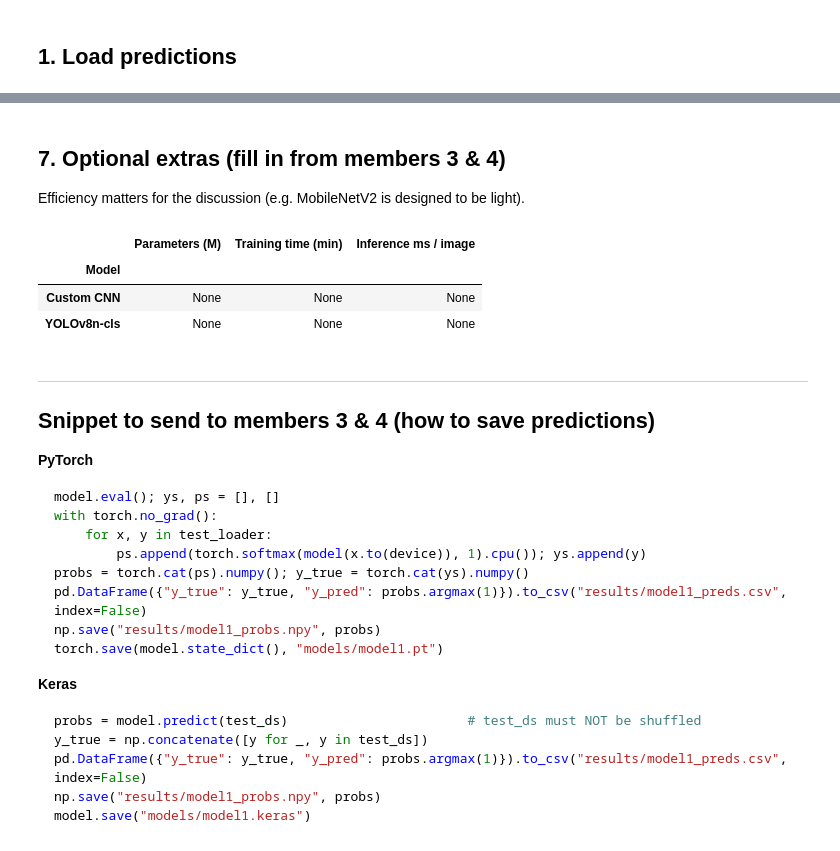
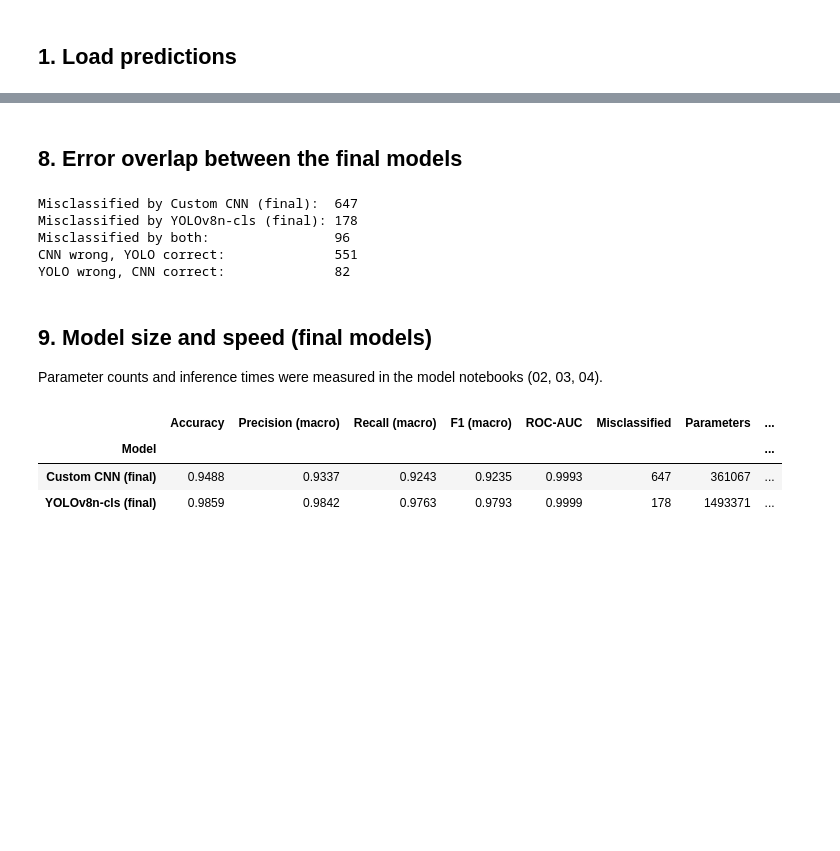
Before and after one commit to mashaal21/ARTI502-Traffic-Sign-Recognition, a Jupyter notebook: notebooks/05_evaluation.ipynb, the cells around one changed output, grey strips where cells are left out. Cells and saved outputs as stored; diff of their text form; code cells hidden in the pictures; blank space fills up the shorter version.

````diff
--- a/notebooks/05_evaluation.ipynb
+++ b/notebooks/05_evaluation.ipynb
@@ -146,38 +162,34 @@ plt.tight_layout(); plt.savefig(f"{FIG_DIR}/model_comparison.png", dpi=200); plt
-# %% [markdown]
-## 7. Optional extras (fill in from members 3 & 4)
-Efficiency matters for the discussion (e.g. MobileNetV2 is designed to be light).
-# %%
-efficiency = pd.DataFrame({
-    "Model": MODEL_NAMES,
-    "Parameters (M)":       [None, None],   # sum(p.numel() for p in model.parameters())/1e6
-    "Training time (min)":  [None, None],
-    "Inference ms / image": [None, None],
-}).set_index("Model")
-display(efficiency)
-# %% [output]
-|  | Parameters (M) | Training time (min) | Inference ms / image |
-| Model |  |  |  |
-| Custom CNN | None | None | None |
-| YOLOv8n-cls | None | None | None |
-# %% [markdown]
----
-## Snippet to send to members 3 & 4 (how to save predictions)
-**PyTorch**
-```python
-model.eval(); ys, ps = [], []
-with torch.no_grad():
-    for x, y in test_loader:
-        ps.append(torch.softmax(model(x.to(device)), 1).cpu()); ys.append(y)
-probs = torch.cat(ps).numpy(); y_true = torch.cat(ys).numpy()
-pd.DataFrame({"y_true": y_true, "y_pred": probs.argmax(1)}).to_csv("results/model1_preds.csv", index=False)
-np.save("results/model1_probs.npy", probs)
-torch.save(model.state_dict(), "models/model1.pt")
-```
-**Keras**
-```python
-probs = model.predict(test_ds)                       # test_ds must NOT be shuffled
-y_true = np.concatenate([y for _, y in test_ds])
-pd.DataFrame({"y_true": y_true, "y_pred": probs.argmax(1)}).to_csv("results/model1_preds.csv", index=False)
-np.save("results/model1_probs.npy", probs)
-model.save("models/model1.keras")
-```
+# %% [markdown]
+## 8. Error overlap between the final models
+# %%
+yt = data[FINAL[0]]["y_true"]
+wrong_cnn  = data["Custom CNN (final)"]["y_pred"]  != yt
+wrong_yolo = data["YOLOv8n-cls (final)"]["y_pred"] != yt
+print("Misclassified by Custom CNN (final): ", wrong_cnn.sum())
+print("Misclassified by YOLOv8n-cls (final):", wrong_yolo.sum())
+print("Misclassified by both:               ", (wrong_cnn & wrong_yolo).sum())
+print("CNN wrong, YOLO correct:             ", (wrong_cnn & ~wrong_yolo).sum())
+print("YOLO wrong, CNN correct:             ", (~wrong_cnn & wrong_yolo).sum())
+# %% [output]
+Misclassified by Custom CNN (final):  647
+Misclassified by YOLOv8n-cls (final): 178
+Misclassified by both:                96
+CNN wrong, YOLO correct:              551
+YOLO wrong, CNN correct:              82
+# %% [markdown]
+## 9. Model size and speed (final models)
+Parameter counts and inference times were measured in the model notebooks (02, 03, 04).
+# %%
+efficiency = pd.DataFrame({
+    "Model": FINAL,
+    "Parameters": [361_067, 1_493_371],
+    "Inference (ms/image)": [2.51, 13.13],
+}).set_index("Model")
+final_table = results.loc[FINAL].join(efficiency)
+final_table.to_csv(f"{RES_DIR}/final_results_table13.csv")
+display(final_table.round(4))
+# %% [output]
+|  | Accuracy | Precision (macro) | Recall (macro) | F1 (macro) | ROC-AUC | Misclassified | Parameters | ... |
+| Model |  |  |  |  |  |  |  | ... |
+| Custom CNN (final) | 0.9488 | 0.9337 | 0.9243 | 0.9235 | 0.9993 | 647 | 361067 | ... |
+| YOLOv8n-cls (final) | 0.9859 | 0.9842 | 0.9763 | 0.9793 | 0.9999 | 178 | 1493371 | ... |
````
Also changed, not shown: parts of 23 cells of this notebook.
